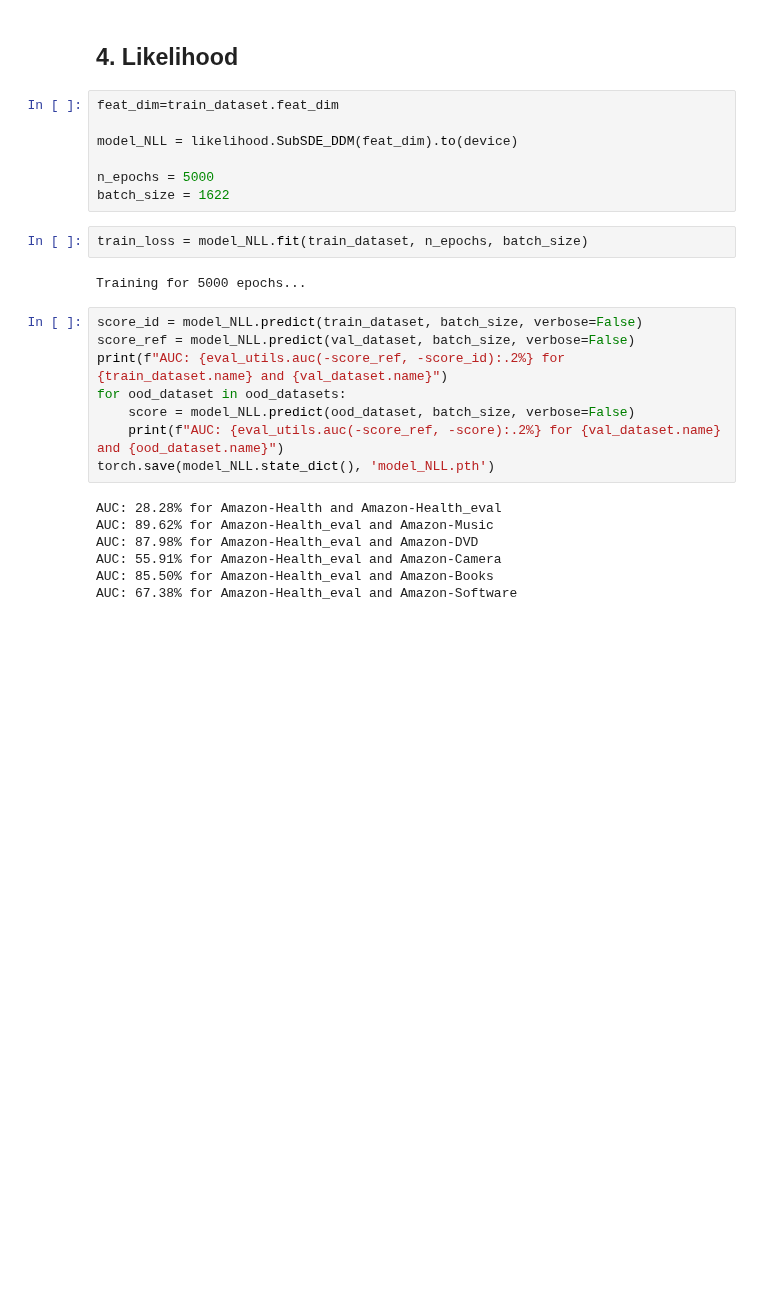
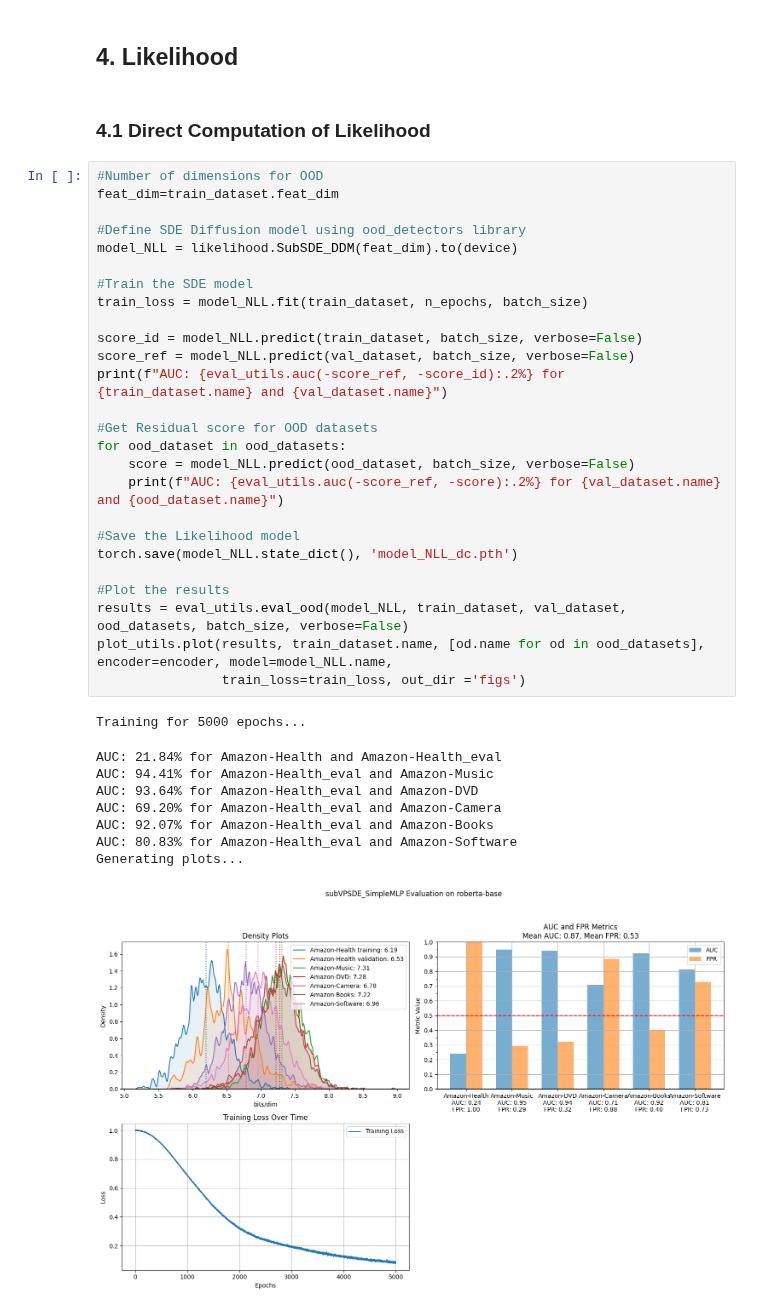
Before and after one commit to Arty-Facts/nlp_ood, a Jupyter notebook: project/SDE_OOD.ipynb, the cells around one changed output. Saved outputs shown, nothing was run; the diff lists cells and outputs as text; blank space fills up the shorter version.

```diff
--- a/project/SDE_OOD.ipynb
+++ b/project/SDE_OOD.ipynb
@@ -168,28 +198,40 @@ AUC: 85.00% for Amazon-Health_eval and Amazon-Software
 # %% [markdown]
 ## 4. Likelihood
-# %%
-feat_dim=train_dataset.feat_dim
-
-model_NLL = likelihood.SubSDE_DDM(feat_dim).to(device)
-
-n_epochs = 5000
-batch_size = 1622
-# %%
-train_loss = model_NLL.fit(train_dataset, n_epochs, batch_size)
-# %% [output]
-Training for 5000 epochs...
+# %% [markdown]
+### 4.1 Direct Computation of Likelihood
 # %%
+#Number of dimensions for OOD
+feat_dim=train_dataset.feat_dim
+
+#Define SDE Diffusion model using ood_detectors library
+model_NLL = likelihood.SubSDE_DDM(feat_dim).to(device)
+
+#Train the SDE model
+train_loss = model_NLL.fit(train_dataset, n_epochs, batch_size)
+
 score_id = model_NLL.predict(train_dataset, batch_size, verbose=False)
 score_ref = model_NLL.predict(val_dataset, batch_size, verbose=False)
 print(f"AUC: {eval_utils.auc(-score_ref, -score_id):.2%} for {train_dataset.name} and {val_dataset.name}")
+
+#Get Residual score for OOD datasets
 for ood_dataset in ood_datasets:
     score = model_NLL.predict(ood_dataset, batch_size, verbose=False)
     print(f"AUC: {eval_utils.auc(-score_ref, -score):.2%} for {val_dataset.name} and {ood_dataset.name}")
-torch.save(model_NLL.state_dict(), 'model_NLL.pth')
+
+#Save the Likelihood model
+torch.save(model_NLL.state_dict(), 'model_NLL_dc.pth')
+
+#Plot the results
+results = eval_utils.eval_ood(model_NLL, train_dataset, val_dataset, ood_datasets, batch_size, verbose=False)
+plot_utils.plot(results, train_dataset.name, [od.name for od in ood_datasets], encoder=encoder, model=model_NLL.name,
+                train_loss=train_loss, out_dir ='figs')
 # %% [output]
-AUC: 28.28% for Amazon-Health and Amazon-Health_eval
-AUC: 89.62% for Amazon-Health_eval and Amazon-Music
-AUC: 87.98% for Amazon-Health_eval and Amazon-DVD
-AUC: 55.91% for Amazon-Health_eval and Amazon-Camera
-AUC: 85.50% for Amazon-Health_eval and Amazon-Books
-AUC: 67.38% for Amazon-Health_eval and Amazon-Software
+Training for 5000 epochs...
+AUC: 21.84% for Amazon-Health and Amazon-Health_eval
+AUC: 94.41% for Amazon-Health_eval and Amazon-Music
+AUC: 93.64% for Amazon-Health_eval and Amazon-DVD
+AUC: 69.20% for Amazon-Health_eval and Amazon-Camera
+AUC: 92.07% for Amazon-Health_eval and Amazon-Books
+AUC: 80.83% for Amazon-Health_eval and Amazon-Software
+Generating plots...
+[figure, added]
```
Also changed, not shown: parts of 9 cells of this notebook.
